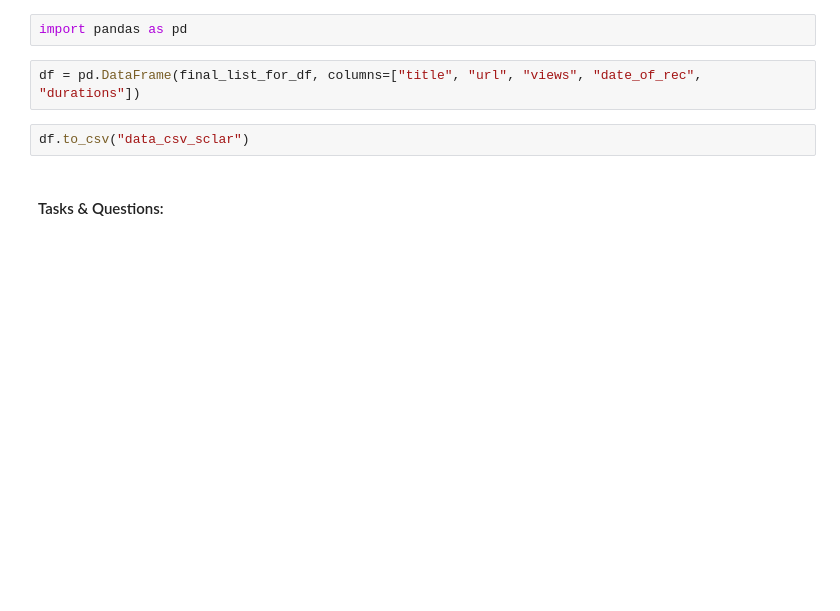
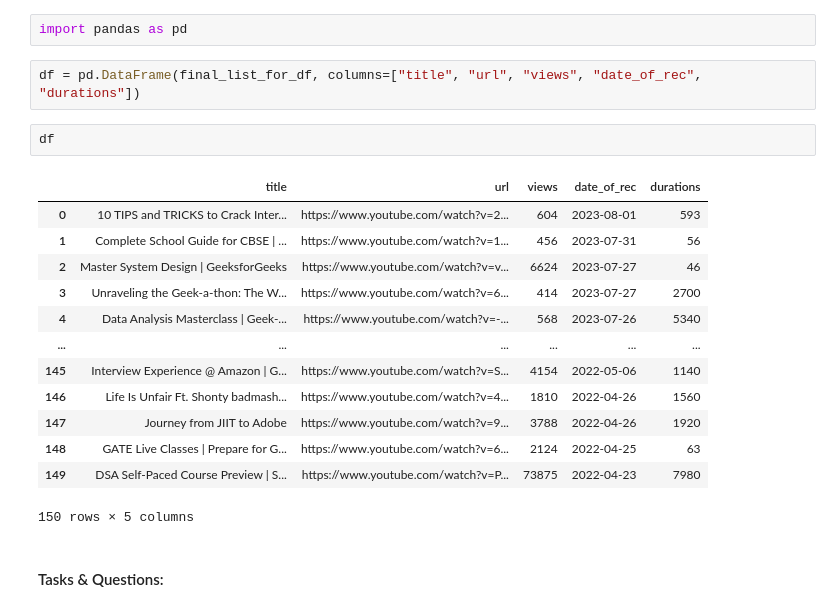
Before and after one commit to abhilash1601/geeks_for_geeks_competation, a Jupyter notebook: Gfg_project_problem_2_youtube.ipynb, the cells around one changed output. Drawn from its saved outputs; the diff is of its cells as text; blank space fills up the shorter version.

```diff
--- a/Gfg_project_problem_2_youtube.ipynb
+++ b/Gfg_project_problem_2_youtube.ipynb
@@ -158,7 +156,21 @@ import pandas as pd
 # %%
 df = pd.DataFrame(final_list_for_df, columns=["title", "url", "views", "date_of_rec", "durations"])
 # %%
-df.to_csv("data_csv_sclar")
+df
+# %% [output]
+|  | title | url | views | date_of_rec | durations |
+| 0 | 10 TIPS and TRICKS to Crack Inter... | https://www.youtube.com/watch?v=2... | 604 | 2023-08-01 | 593 |
+| 1 | Complete School Guide for CBSE | ... | https://www.youtube.com/watch?v=1... | 456 | 2023-07-31 | 56 |
+| 2 | Master System Design | GeeksforGeeks | https://www.youtube.com/watch?v=v... | 6624 | 2023-07-27 | 46 |
+| 3 | Unraveling the Geek-a-thon: The W... | https://www.youtube.com/watch?v=6... | 414 | 2023-07-27 | 2700 |
+| 4 | Data Analysis Masterclass | Geek-... | https://www.youtube.com/watch?v=-... | 568 | 2023-07-26 | 5340 |
+| ... | ... | ... | ... | ... | ... |
+| 145 | Interview Experience @ Amazon | G... | https://www.youtube.com/watch?v=S... | 4154 | 2022-05-06 | 1140 |
+| 146 | Life Is Unfair Ft. Shonty badmash... | https://www.youtube.com/watch?v=4... | 1810 | 2022-04-26 | 1560 |
+| 147 | Journey from JIIT to Adobe | https://www.youtube.com/watch?v=9... | 3788 | 2022-04-26 | 1920 |
+| 148 | GATE Live Classes | Prepare for G... | https://www.youtube.com/watch?v=6... | 2124 | 2022-04-25 | 63 |
+| 149 | DSA Self-Paced Course Preview | S... | https://www.youtube.com/watch?v=P... | 73875 | 2022-04-23 | 7980 |
+150 rows × 5 columns
 # %% [markdown]
 #### Tasks & Questions:
 # %% [markdown]
```
Also changed, not shown: parts of 27 cells of this notebook.
